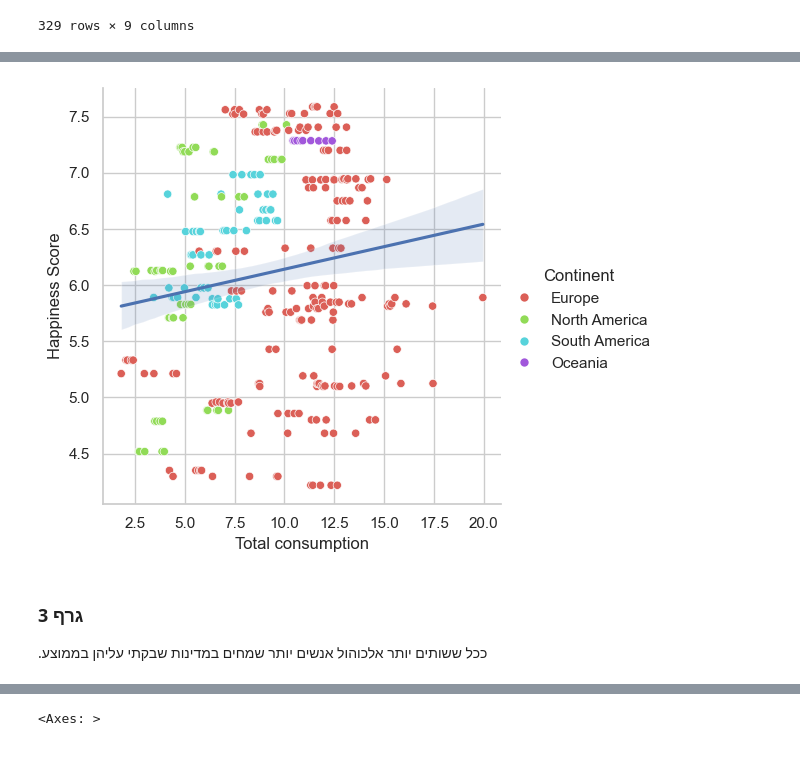
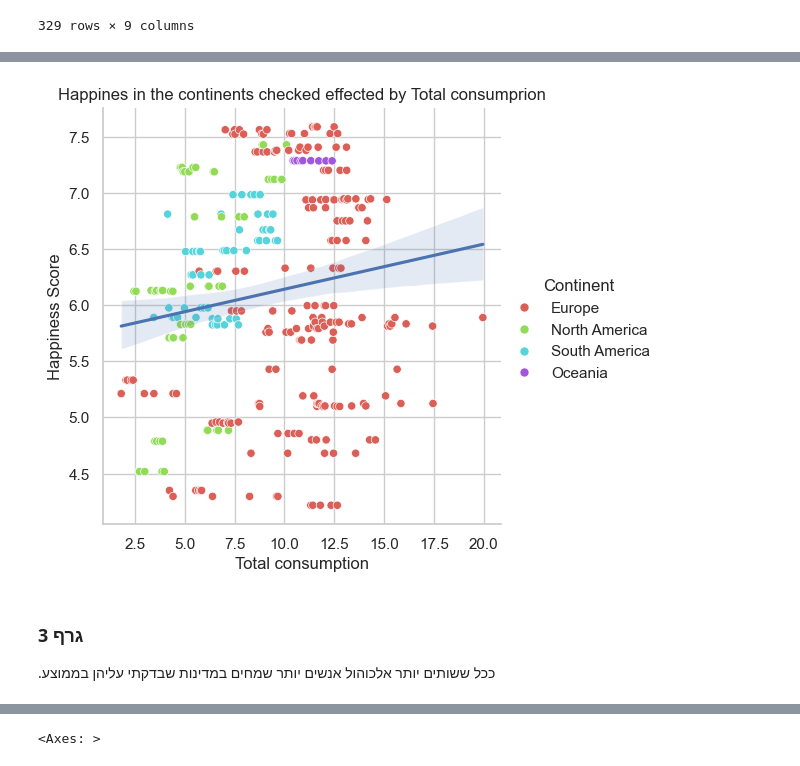
Before and after one commit to GabrielRimar/Alcohol-consumption, a Jupyter notebook: alcoholconsumption.ipynb, the cells around one changed output, grey strips where cells are left out. Saved outputs shown, nothing was run; the diff lists cells and outputs as text; code cells hidden in the pictures.

```diff
--- a/alcoholconsumption.ipynb
+++ b/alcoholconsumption.ipynb
@@ -152,15 +167,16 @@ world_happiness
 # %%
 #Graph 3
 sns.set_theme(style="whitegrid")
 
 scatter_plot = sns.relplot(data=world_happiness, x='Total consumption', y='Happiness Score', hue='Continent', palette="hls")
 
 sns.regplot(data=world_happiness, x='Total consumption', y='Happiness Score', scatter=False, ax=scatter_plot.ax)
 
-# Show the plot
+plt.title('Happines in the continents checked effected by Total consumprion')
+
 plt.show()
 # %% [output]
-[figure, old version]
+[figure, new version]
 # %% [markdown]
-### גרף 3
-.ככל ששותים יותר אלכוהול אנשים יותר שמחים במדינות שבקתי עליהן בממוצע
+### **גרף 3**
+.ככל ששותים יותר אלכוהול אנשים יותר שמחים במדינות שבדקתי עליהן בממוצע
```
Also changed, not shown: parts of 22 cells of this notebook.
